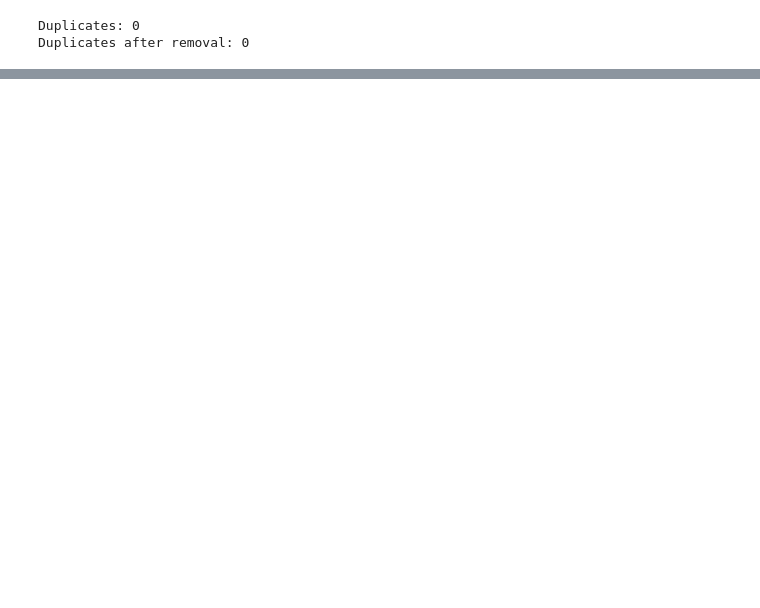
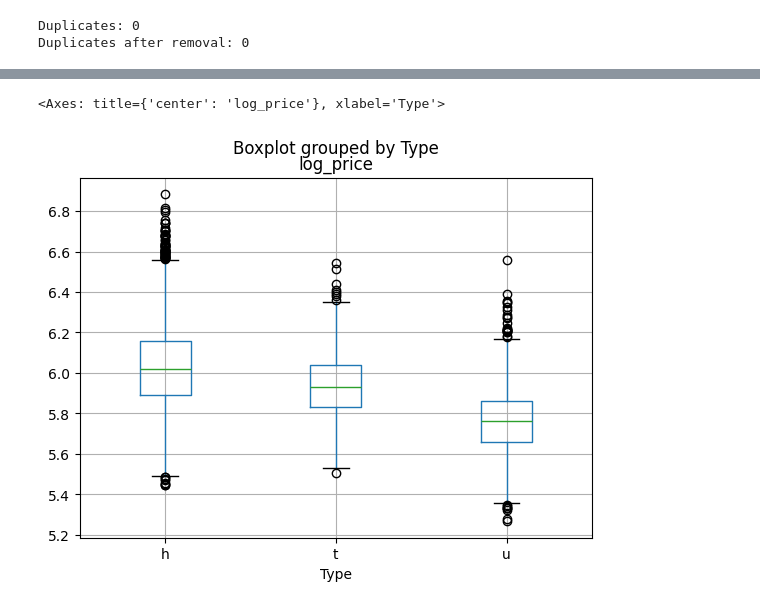
Before and after one commit to Alister44/melbourne-housing-price-prediction, a Jupyter notebook: housing_price_prediction_ipynb.ipynb, the cells around one changed output, grey strips where cells are left out. Cells and saved outputs as stored; diff of their text form; code cells hidden in the pictures; blank space fills up the shorter version.

```diff
--- a/housing_price_prediction_ipynb.ipynb
+++ b/housing_price_prediction_ipynb.ipynb
@@ -296,0 +359,5 @@ Duplicates after removal: 0
+# %%
+df.boxplot(column="log_price", by="Type")
+# %% [output]
+<Axes: title={'center': 'log_price'}, xlabel='Type'>
+[figure, added]
```
Also changed, not shown: parts of 33 cells of this notebook.
